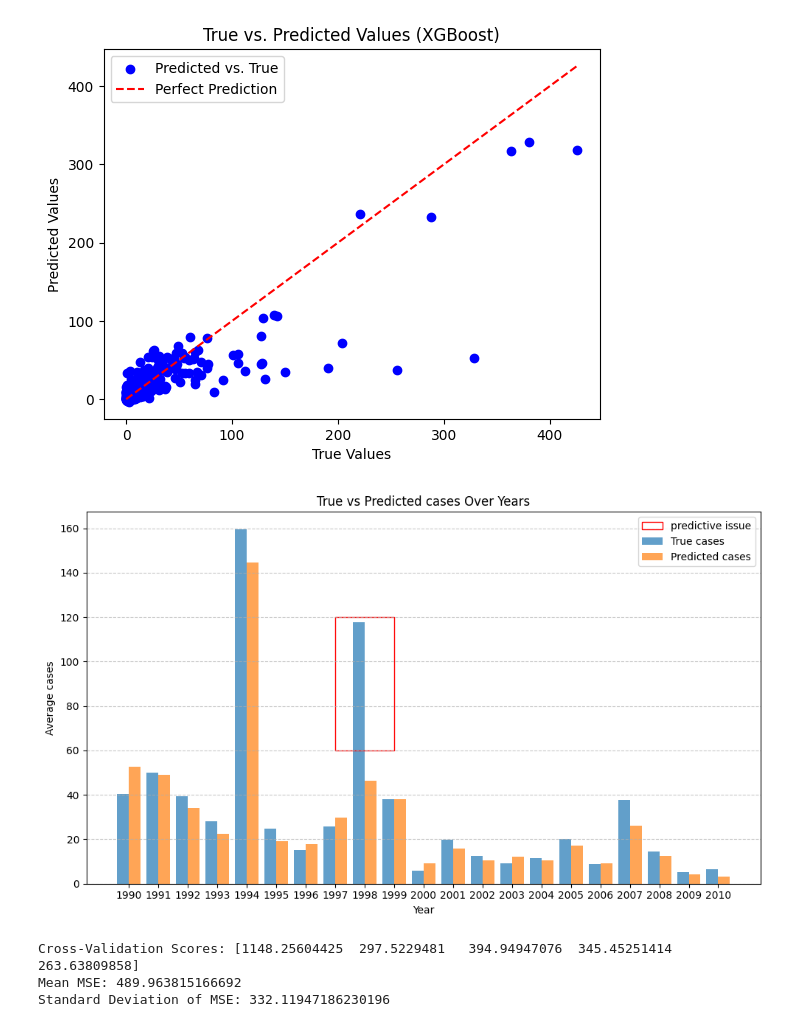
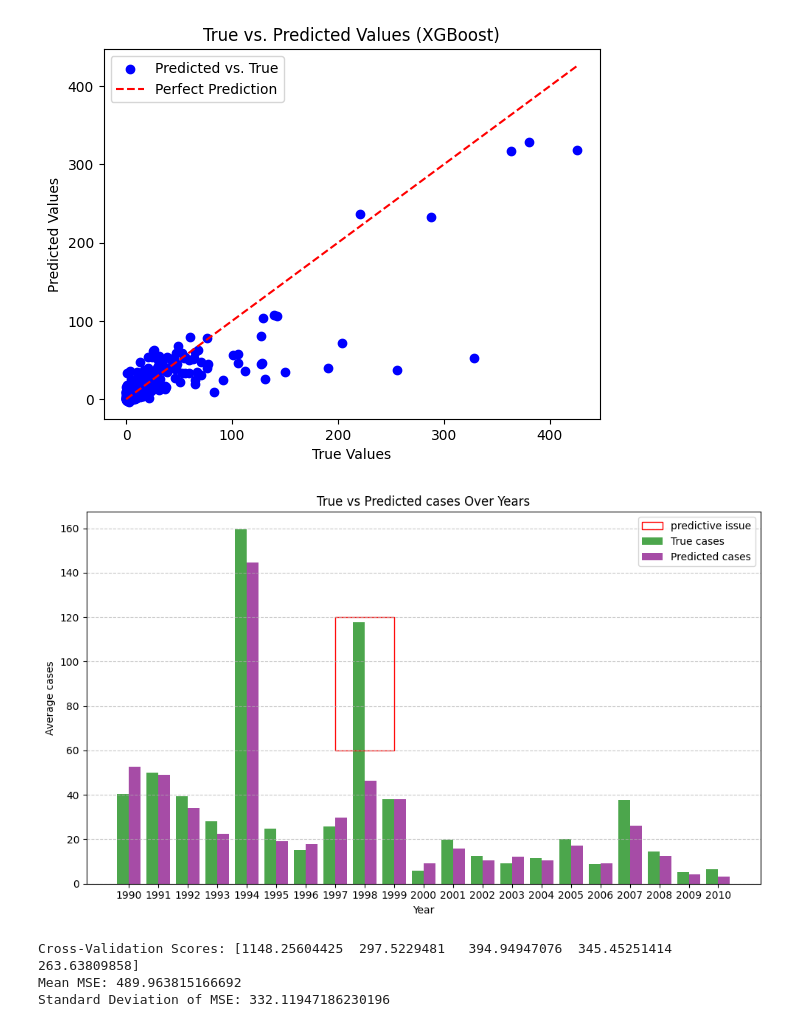
Before and after one commit to NiallSom/DengueCasePrediction, a Jupyter notebook: src/XGBoost/XGBoost.ipynb, the cells around one changed output. Cells and saved outputs as stored; diff of their text form; code cells hidden in the pictures.

Commit message:
edited graph

```diff
--- a/src/XGBoost/XGBoost.ipynb
+++ b/src/XGBoost/XGBoost.ipynb
@@ -343,31 +343,30 @@ plt.show()
 # %%
 from matplotlib.patches import Rectangle
 years = X_test['year'].unique()
 true_labels = [y_test[X_test['year'] == year].mean() for year in years]
 predicted_labels = [y_pred[X_test['year'] == year].mean() for year in years]
 fig, ax = plt.subplots(figsize=(10, 6))
 
-ax.bar(years - 0.2, true_labels, width=0.4, label='True cases', alpha=0.7)
-ax.bar(years + 0.2, predicted_labels, width=0.4, label='Predicted cases', alpha=0.7)
+ax.bar(years - 0.2, true_labels, width=0.4, label='True cases', alpha=0.7, color= 'green')
+ax.bar(years + 0.2, predicted_labels, width=0.4, label='Predicted cases', alpha=0.7, color= 'purple')
 
 ax.set_xlabel('Year')
 ax.set_ylabel('Average cases')
 ax.set_title('True vs Predicted cases Over Years')
 
 
 
 rect = Rectangle((1997, 60), 2,60 , edgecolor='red', facecolor='none', label='predictive issue')
 plt.gca().add_patch(rect)
 ax.legend()
 ax.grid(axis='y', linestyle='--', alpha=0.7)
 ax.set_xticks(years)
 ax.set_xticklabels(years.astype(int))
 plt.tight_layout()
 
 plt.show()
-# Issue with year 1998 predictions - must investigate
 # %% [output]
-[figure, old version]
+[figure, new version]
 # %%
 from sklearn.model_selection import cross_val_score, KFold
 from xgboost import XGBRegressor
```
